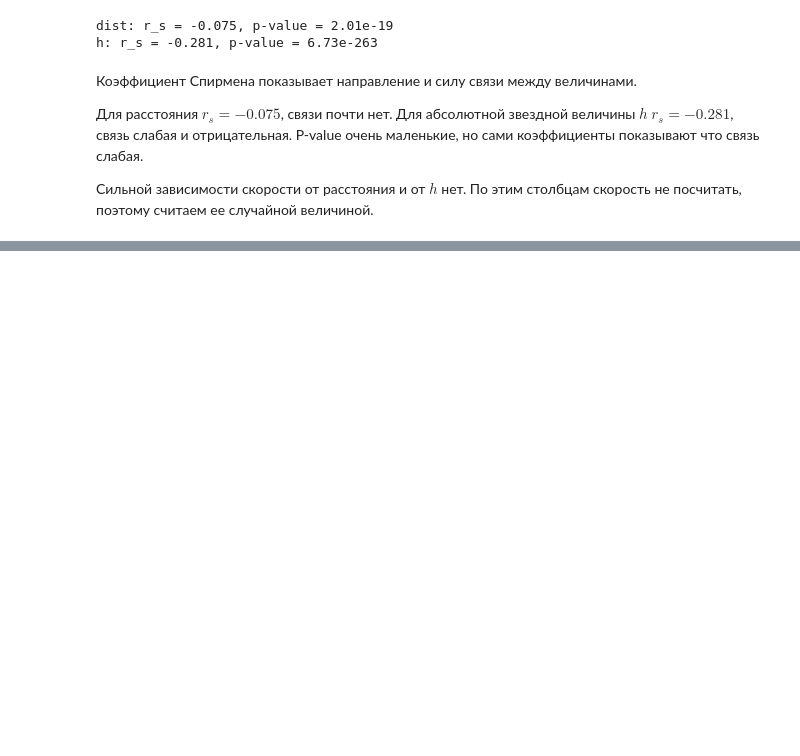
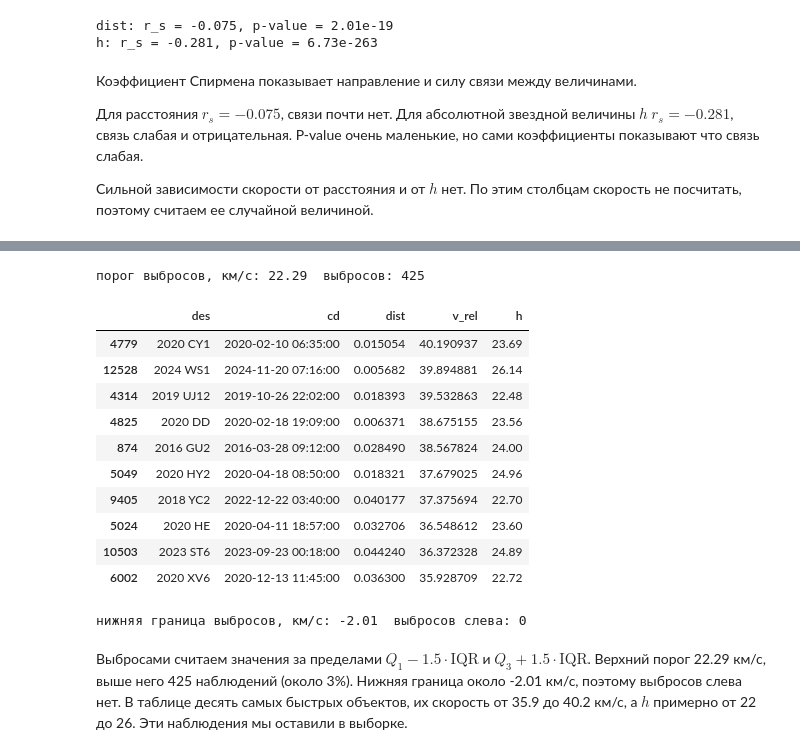
Before and after one commit to kotok9/app-stat-lab01, a Jupyter notebook: lab01_asteroids.ipynb, the cells around one changed output, grey strips where cells are left out. Cells and saved outputs as stored; diff of their text form; code cells hidden in the pictures; blank space fills up the shorter version.

```diff
--- a/lab01_asteroids.ipynb
+++ b/lab01_asteroids.ipynb
@@ -161,0 +188,8 @@ h: r_s = -0.281, p-value = 6.73e-263
+# %%
+q1, q3 = v.quantile(0.25), v.quantile(0.75)
+stats_v = pd.DataFrame({"значение": {
+    "среднее, км/с": v.mean(), "медиана, км/с": v.median(),
+    "дисперсия, (км/с)^2": v.var(), "ст. отклонение, км/с": v.std(),
+    "минимум, км/с": v.min(), "максимум, км/с": v.max(),
+    "Q1, км/с": q1, "Q3, км/с": q3, "асимметрия": stats.skew(v)}}).round(3)
+stats_v
@@ -161,0 +211,26 @@ h: r_s = -0.281, p-value = 6.73e-263
+# %%
+iqr = q3 - q1
+high = q3 + 1.5 * iqr
+out = df[df["v_rel"] > high].sort_values("v_rel", ascending=False)
+print("порог выбросов, км/с:", round(high, 2), " выбросов:", len(out))
+out[["des", "cd", "dist", "v_rel", "h"]].head(10)
+# %% [output]
+порог выбросов, км/с: 22.29  выбросов: 425
+|  | des | cd | dist | v_rel | h |
+| 4779 | 2020 CY1 | 2020-02-10 06:35:00 | 0.015054 | 40.190937 | 23.69 |
+| 12528 | 2024 WS1 | 2024-11-20 07:16:00 | 0.005682 | 39.894881 | 26.14 |
+| 4314 | 2019 UJ12 | 2019-10-26 22:02:00 | 0.018393 | 39.532863 | 22.48 |
+| 4825 | 2020 DD | 2020-02-18 19:09:00 | 0.006371 | 38.675155 | 23.56 |
+| 874 | 2016 GU2 | 2016-03-28 09:12:00 | 0.028490 | 38.567824 | 24.00 |
+| 5049 | 2020 HY2 | 2020-04-18 08:50:00 | 0.018321 | 37.679025 | 24.96 |
+| 9405 | 2018 YC2 | 2022-12-22 03:40:00 | 0.040177 | 37.375694 | 22.70 |
+| 5024 | 2020 HE | 2020-04-11 18:57:00 | 0.032706 | 36.548612 | 23.60 |
+| 10503 | 2023 ST6 | 2023-09-23 00:18:00 | 0.044240 | 36.372328 | 24.89 |
+| 6002 | 2020 XV6 | 2020-12-13 11:45:00 | 0.036300 | 35.928709 | 22.72 |
+# %%
+low = q1 - 1.5 * iqr
+print("нижняя граница выбросов, км/с:", round(low, 2), " выбросов слева:", (df["v_rel"] < low).sum())
+# %% [output]
+нижняя граница выбросов, км/с: -2.01  выбросов слева: 0
+# %% [markdown]
+Выбросами считаем значения за пределами $Q_1 - 1.5\cdot\mathrm{IQR}$ и $Q_3 + 1.5\cdot\mathrm{IQR}$. Верхний порог 22.29 км/с, выше него 425 наблюдений (около 3%). Нижняя граница около -2.01 км/с, поэтому выбросов слева нет. В таблице десять самых быстрых объектов, их скорость от 35.9 до 40.2 км/с, а $h$ примерно от 22 до 26. Эти наблюдения мы оставили в выборке.
```
Also changed, not shown: parts of 7 cells of this notebook.
